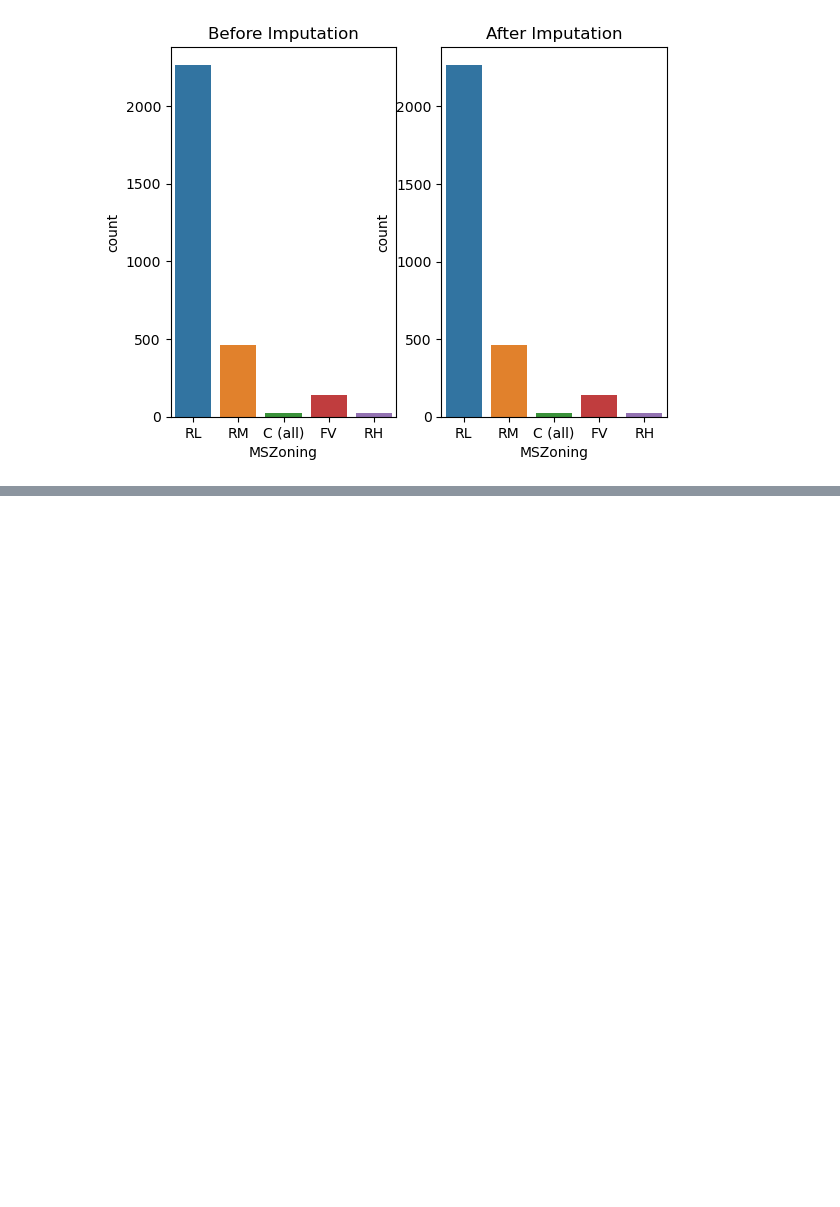
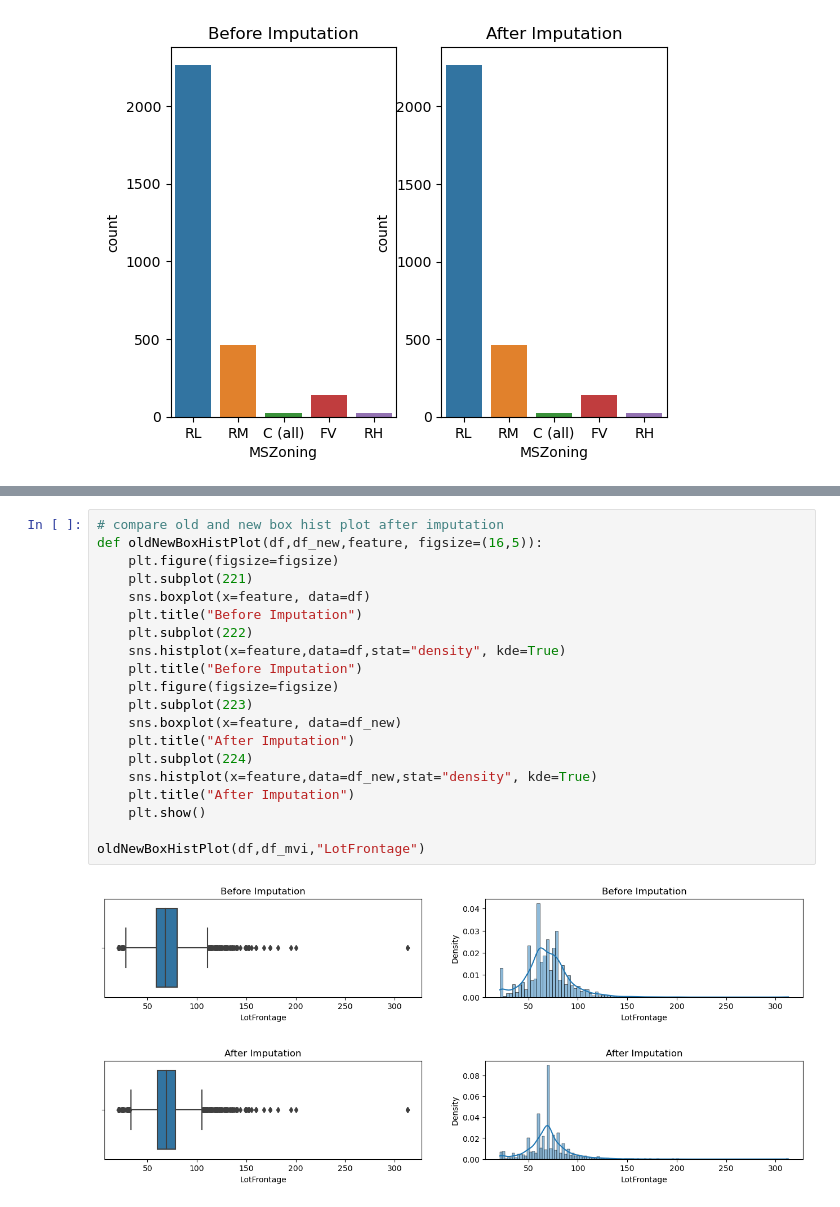
Before and after one commit to surajpoddar-ml/House-price--predictor, a Jupyter notebook: Machine L/src/main.ipynb, the cells around one changed output, grey strips where cells are left out. Cells and saved outputs as stored; diff of their text form; blank space fills up the shorter version.

```diff
--- a/Machine L/src/main.ipynb
+++ b/Machine L/src/main.ipynb
@@ -318,0 +351,23 @@ plot_data(df,df_mvi,feature)
+# %%
+# compare old and new box hist plot after imputation
+def oldNewBoxHistPlot(df,df_new,feature, figsize=(16,5)):
+    plt.figure(figsize=figsize)
+    plt.subplot(221)
+    sns.boxplot(x=feature, data=df)
+    plt.title("Before Imputation")
+    plt.subplot(222)
+    sns.histplot(x=feature,data=df,stat="density", kde=True)
+    plt.title("Before Imputation")
+    plt.figure(figsize=figsize)
+    plt.subplot(223)
+    sns.boxplot(x=feature, data=df_new)
+    plt.title("After Imputation")
+    plt.subplot(224)
+    sns.histplot(x=feature,data=df_new,stat="density", kde=True)
+    plt.title("After Imputation")
+    plt.show()
+
+oldNewBoxHistPlot(df,df_mvi,"LotFrontage")
+# %% [output]
+[figure, added]
+[figure, added]
```
Also changed, not shown: parts of 4 cells of this notebook.
